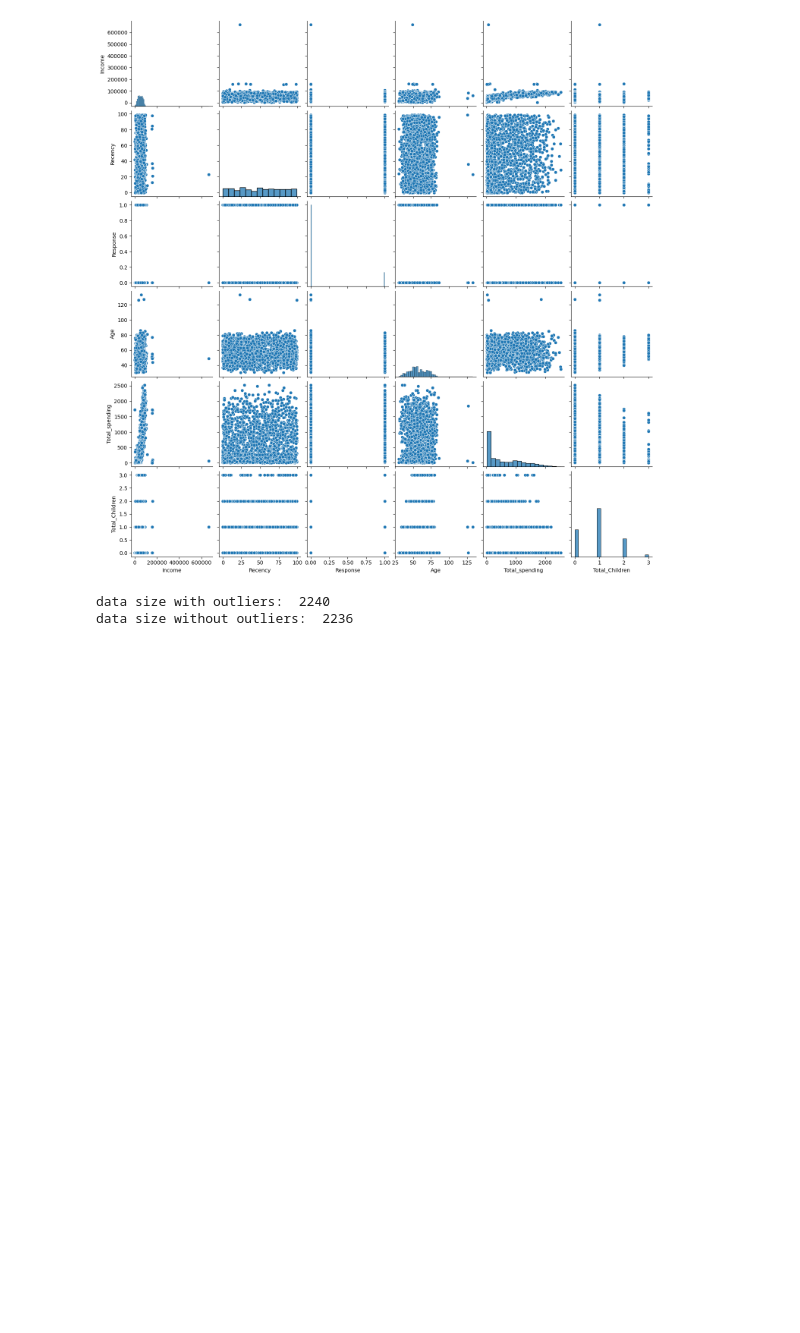
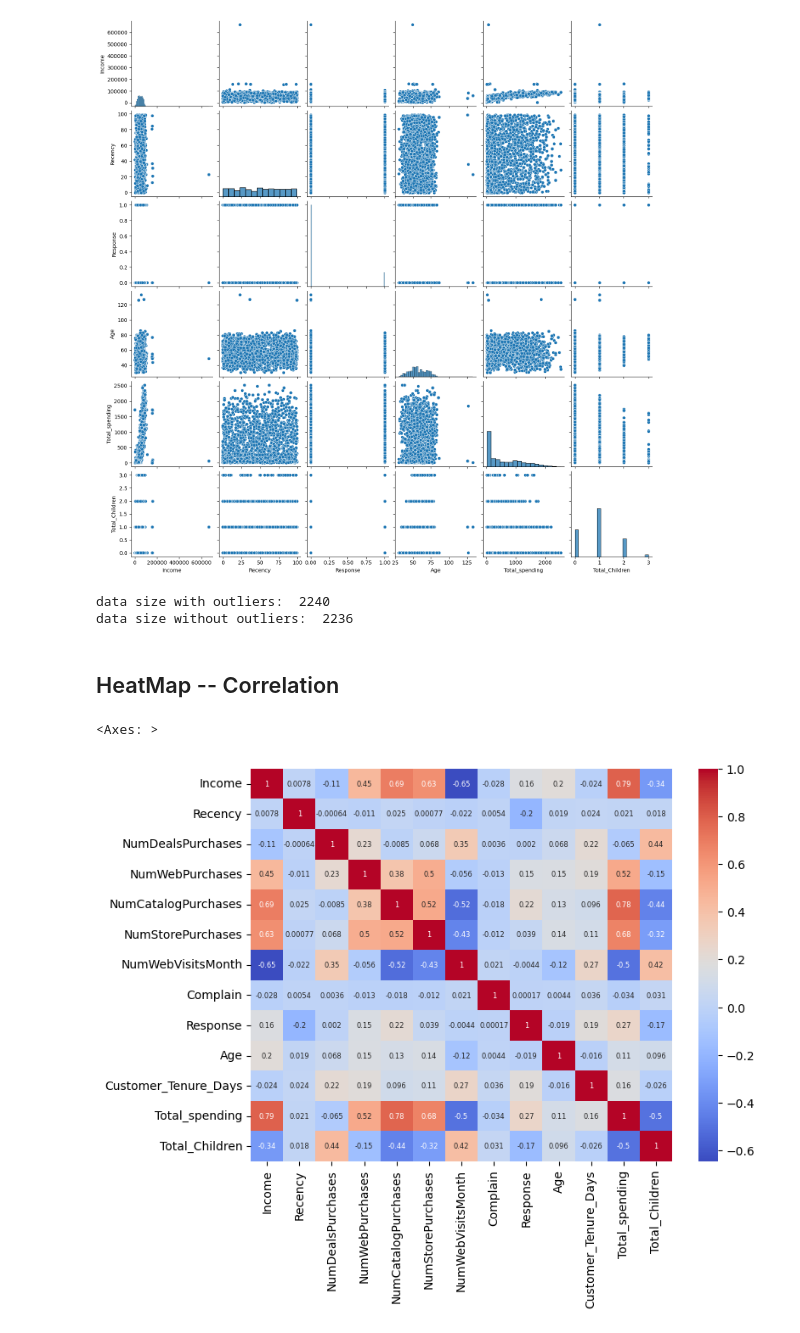
Before and after one commit to JitendraSingh1435/E-Commerce-Customer-Segmentation-System, a Jupyter notebook: smartcard.ipynb, the cells around one changed output. Drawn from its saved outputs; the diff is of its cells as text; code cells hidden in the pictures; blank space fills up the shorter version.

Commit message:
Handled outliers and find the correlation between features using heatmap

```diff
--- a/smartcard.ipynb
+++ b/smartcard.ipynb
@@ -206,3 +206,21 @@ print("data size without outliers: ", len(data_cleaned))
 # %% [output]
 data size with outliers:  2240
 data size without outliers:  2236
+# %% [markdown]
+## HeatMap -- Correlation
+# %%
+## Correlation matrix to see the correlation between features
+
+corr = data_cleaned.corr(numeric_only = True)
+
+plt.figure(figsize=(8, 6))
+
+sns.heatmap(
+    corr,
+    annot=True,
+    annot_kws={"size": 6},
+    cmap="coolwarm"
+)
+# %% [output]
+<Axes: >
+[figure, added]
```
